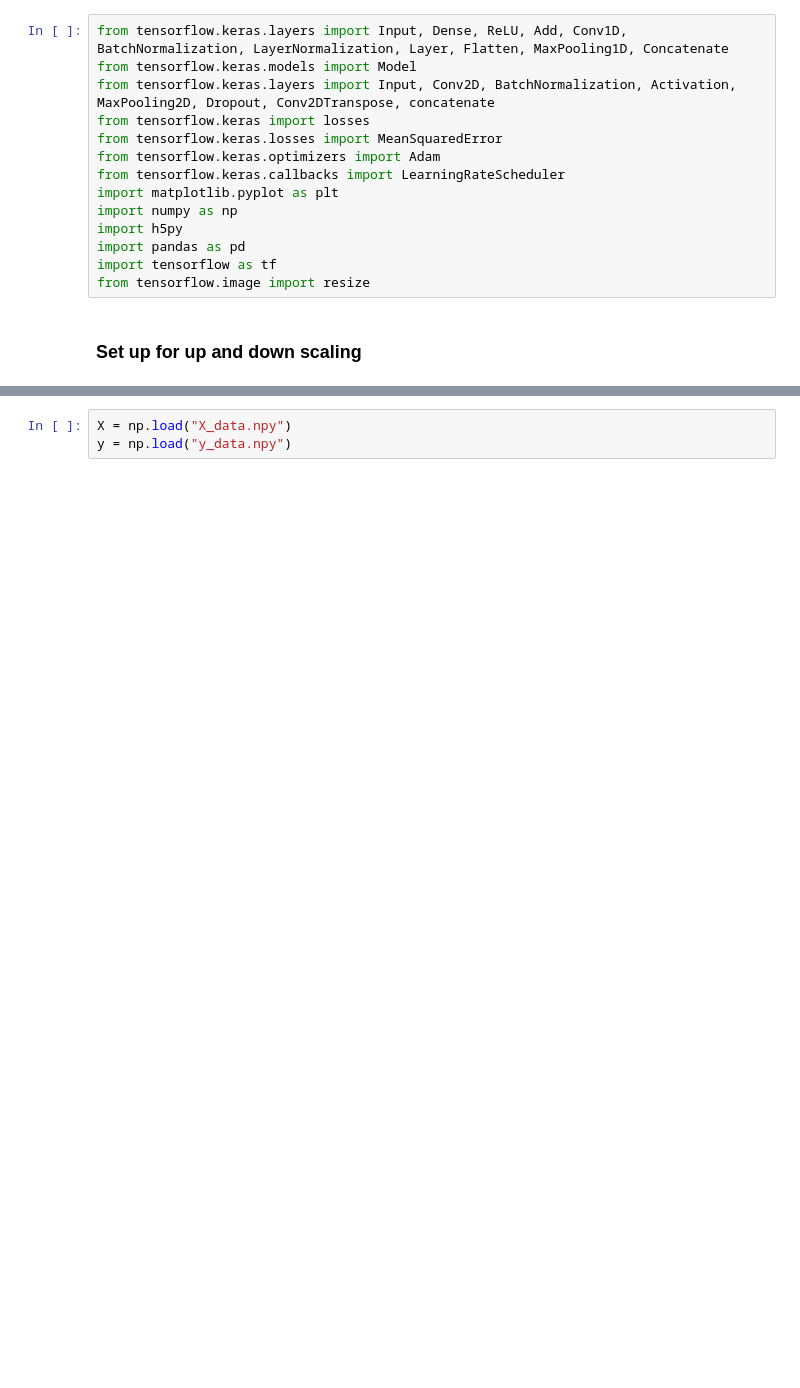
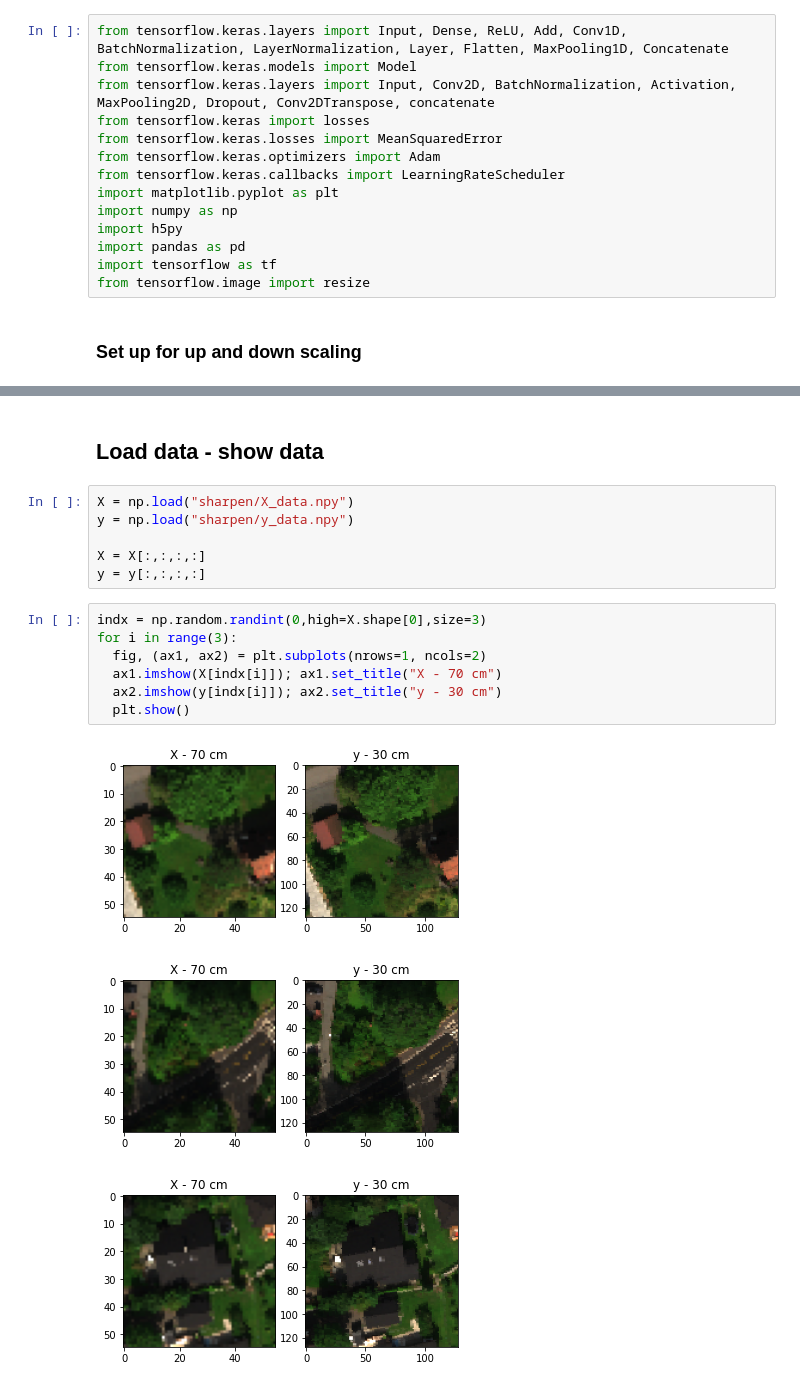
Before and after one commit to stianteien/M_DV_V2022, a Jupyter notebook: sharpen/Sharpen with bilinear.ipynb, the cells around one changed output, grey strips where cells are left out. Cells and saved outputs as stored; diff of their text form; blank space fills up the shorter version.

```diff
--- a/sharpen/Sharpen with bilinear.ipynb
+++ b/sharpen/Sharpen with bilinear.ipynb
@@ -87,6 +142,22 @@ _________________________________________________________________
+# %% [markdown]
+## Load data - show data
 # %%
-X = np.load("X_data.npy")
-y = np.load("y_data.npy")
+X = np.load("sharpen/X_data.npy")
+y = np.load("sharpen/y_data.npy")
+
+X = X[:,:,:,:]
+y = y[:,:,:,:]
+# %%
+indx = np.random.randint(0,high=X.shape[0],size=3)
+for i in range(3):
+  fig, (ax1, ax2) = plt.subplots(nrows=1, ncols=2)
+  ax1.imshow(X[indx[i]]); ax1.set_title("X - 70 cm")
+  ax2.imshow(y[indx[i]]); ax2.set_title("y - 30 cm")
+  plt.show()
+# %% [output]
+[figure, added]
+[figure, added]
+[figure, added]
 # %%
 y.shape
 # %% [output]
```
Also changed, not shown: parts of 7 cells of this notebook.
